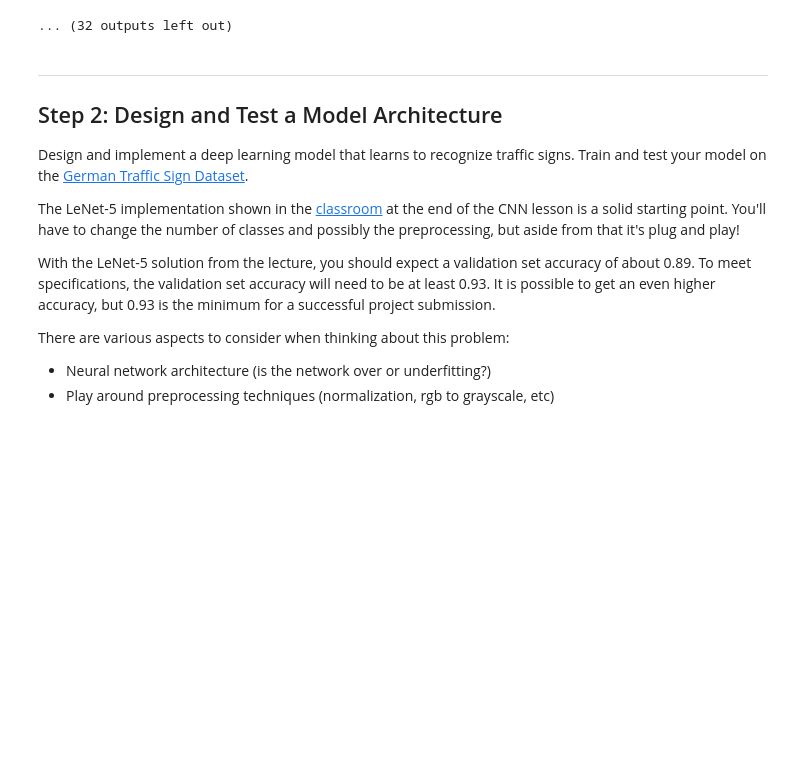
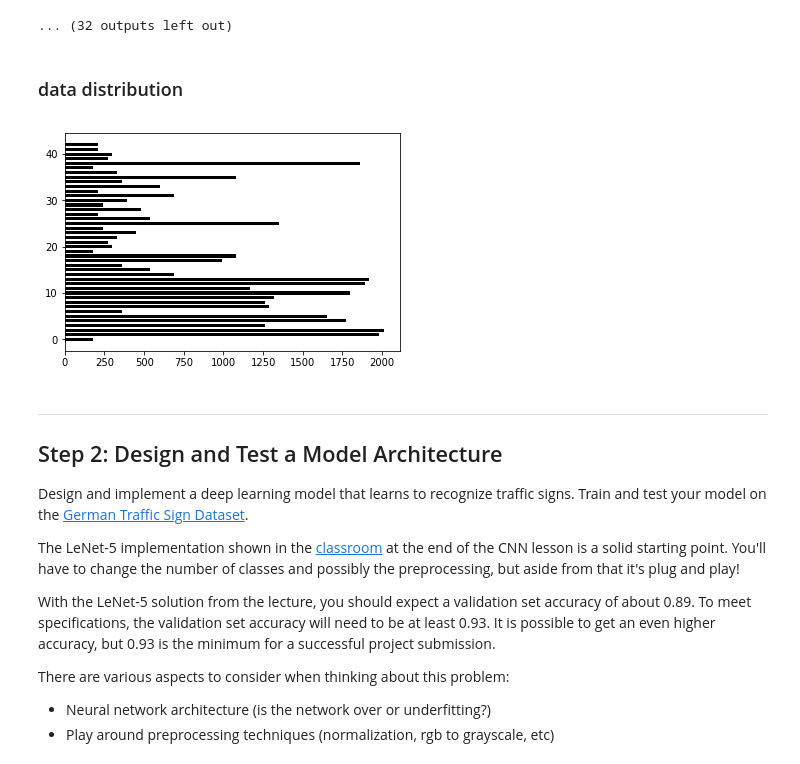
Before and after one commit to anasmatic/Self-Driving-Car_NanoDegree013, a Jupyter notebook: term1/CarND-Project2_Traffic-Sign-Classifier/Traffic_Sign_Classifier_try5.ipynb, the cells around one changed output. Drawn from its saved outputs; the diff is of its cells as text; code cells hidden in the pictures; blank space fills up the shorter version.

```diff
--- a/term1/CarND-Project2_Traffic-Sign-Classifier/Traffic_Sign_Classifier_try5.ipynb
+++ b/term1/CarND-Project2_Traffic-Sign-Classifier/Traffic_Sign_Classifier_try5.ipynb
@@ -142,6 +142,18 @@ each sign, and its count in the data set :
 [figure]
 [figure]
 ... (32 outputs left out)
+# %% [markdown]
+### data distribution
+# %%
+y = count_per_label
+x = range(len(y))#
+width = 1/1.5
+plt.barh(x, y, width, color="black")
+
+
+fig = plt.gcf()
+# %% [output]
+[figure, added]
 # %% [markdown]
 ----
 
```
Also changed, not shown: 5 other files.
